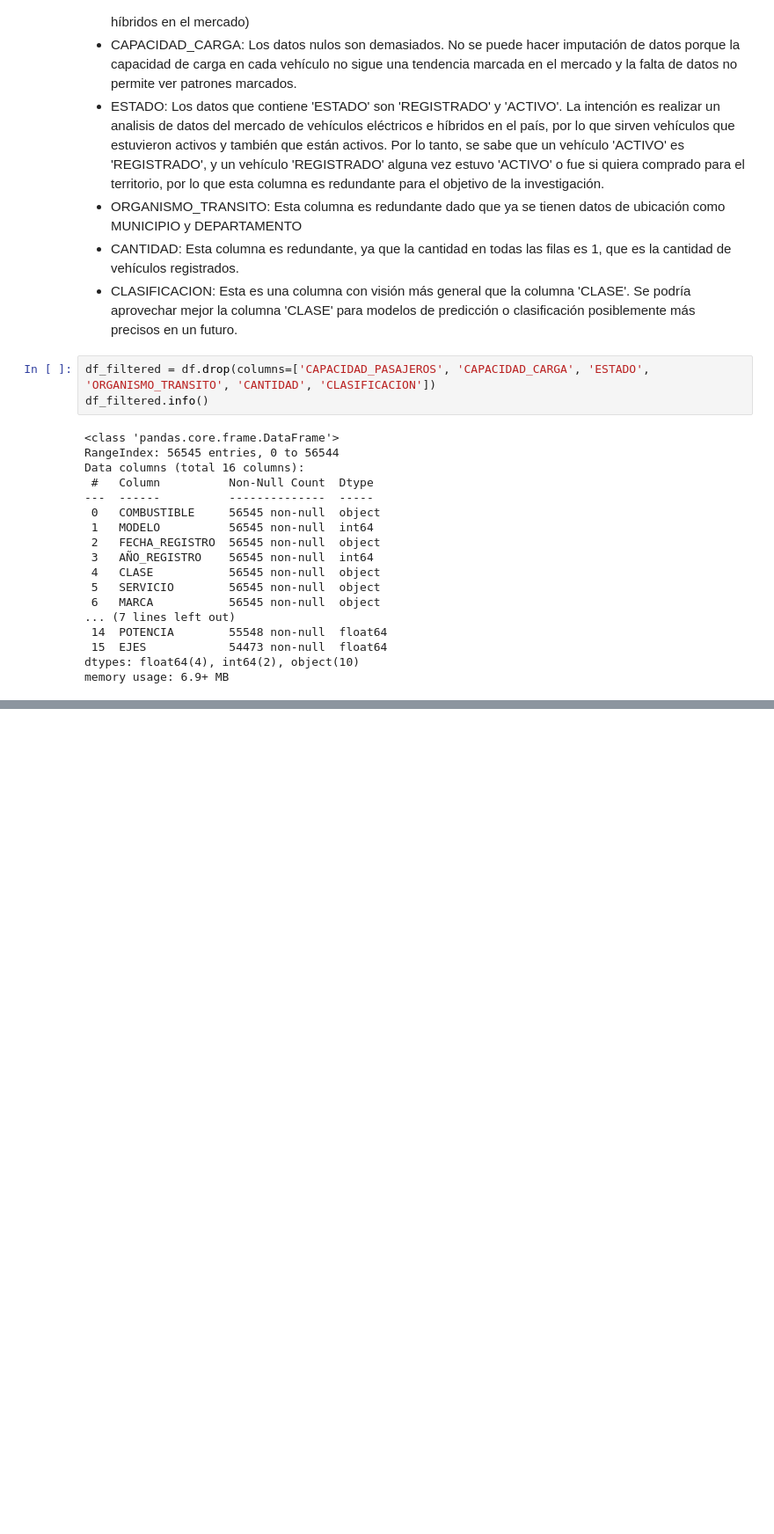
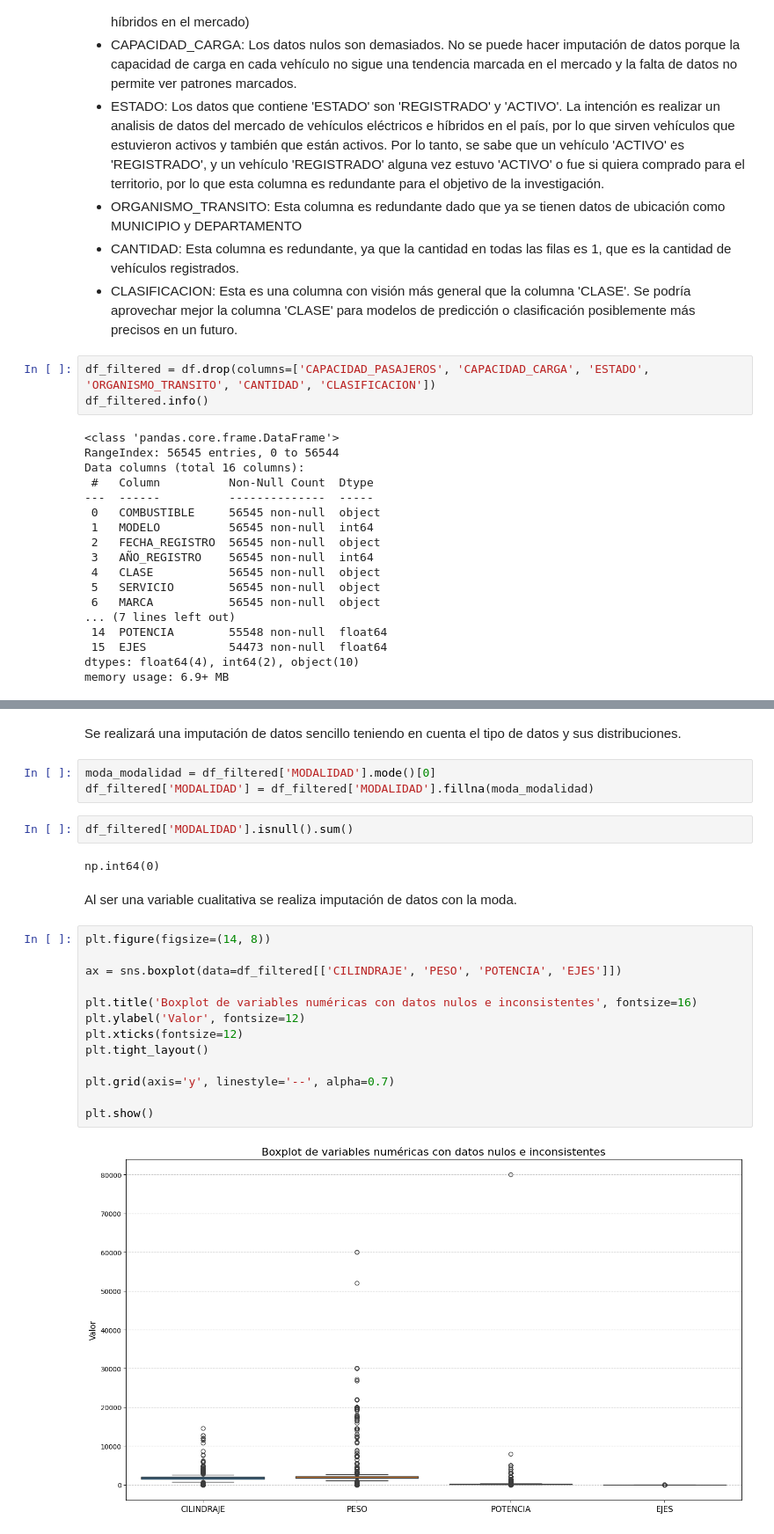
Before and after one commit to JuanRuizIng/electric_and_hybrid_vehicles_analysis, a Jupyter notebook: notebooks/eda_electric_vehicles.ipynb, the cells around one changed output, grey strips where cells are left out. Shown at 88% size. Drawn from its saved outputs; the diff is of its cells as text; blank space fills up the shorter version.

```diff
--- a/notebooks/eda_electric_vehicles.ipynb
+++ b/notebooks/eda_electric_vehicles.ipynb
@@ -176,0 +201,26 @@ memory usage: 6.9+ MB
+# %% [markdown]
+Se realizará una imputación de datos sencillo teniendo en cuenta el tipo de datos y sus distribuciones.
+# %%
+moda_modalidad = df_filtered['MODALIDAD'].mode()[0]
+df_filtered['MODALIDAD'] = df_filtered['MODALIDAD'].fillna(moda_modalidad)
+# %%
+df_filtered['MODALIDAD'].isnull().sum()
+# %% [output]
+np.int64(0)
+# %% [markdown]
+Al ser una variable cualitativa se realiza imputación de datos con la moda.
+# %%
+plt.figure(figsize=(14, 8))
+
+ax = sns.boxplot(data=df_filtered[['CILINDRAJE', 'PESO', 'POTENCIA', 'EJES']])
+
+plt.title('Boxplot de variables numéricas con datos nulos e inconsistentes', fontsize=16)
+plt.ylabel('Valor', fontsize=12)
+plt.xticks(fontsize=12)
+plt.tight_layout()
+
+plt.grid(axis='y', linestyle='--', alpha=0.7)
+
+plt.show()
+# %% [output]
+[figure, added]
```
Also changed, not shown: parts of 22 cells of this notebook.
